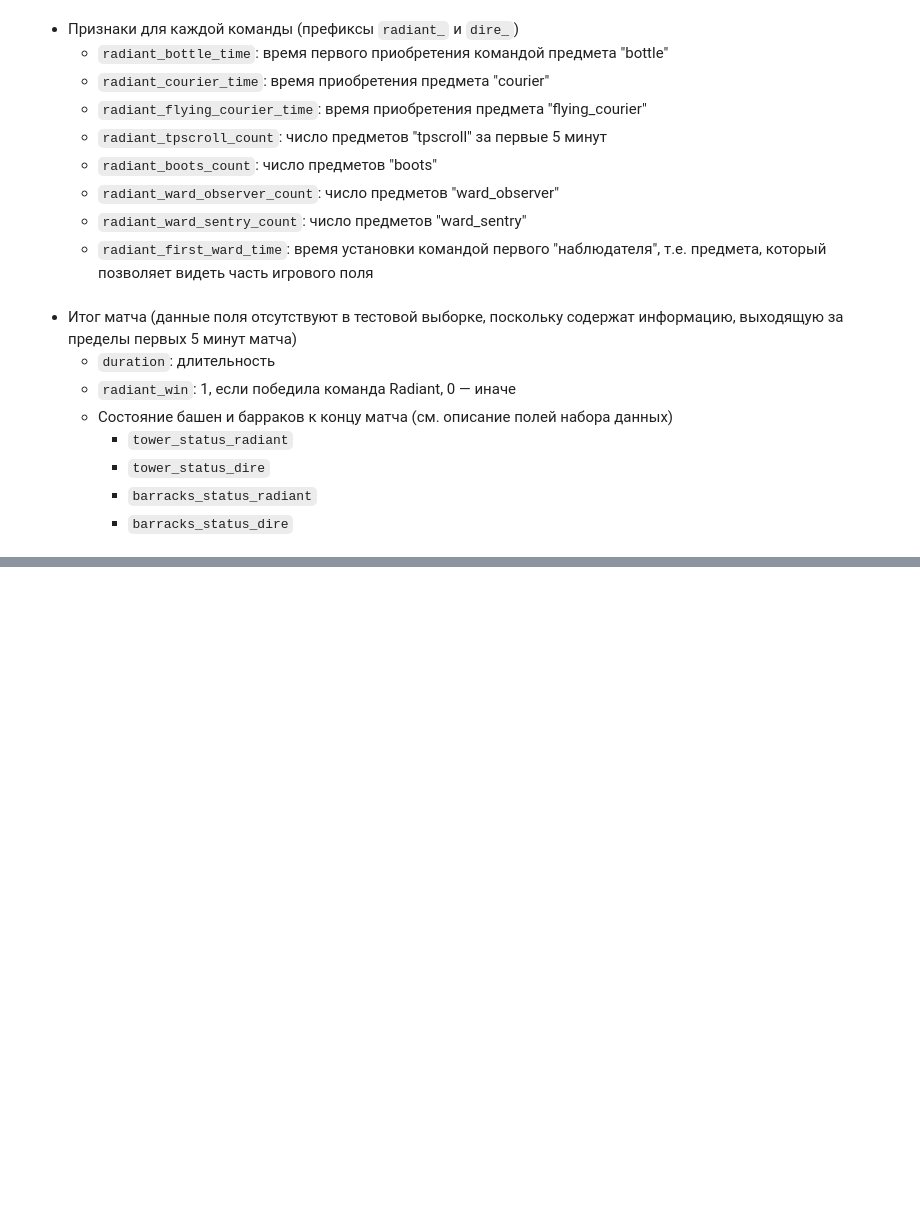
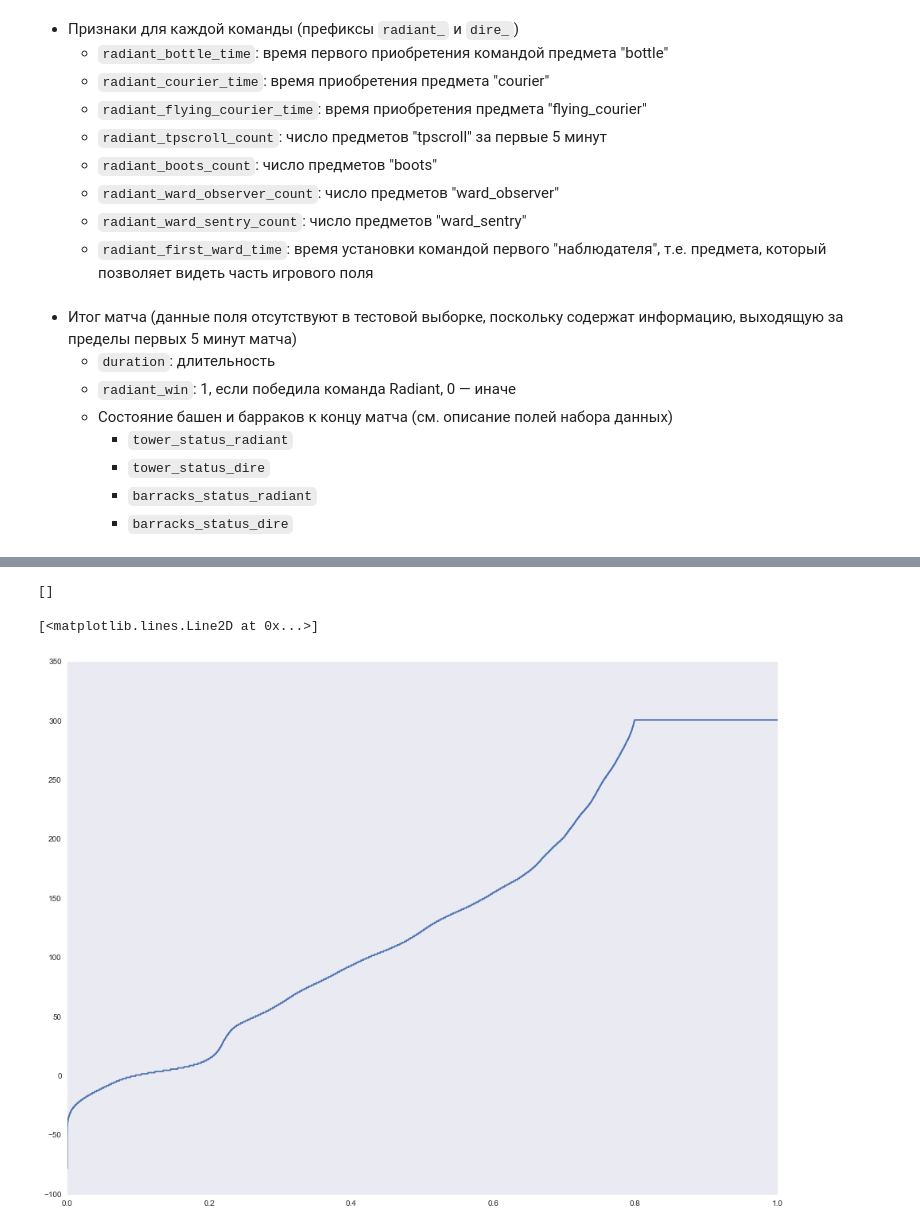
Before and after one commit to senior-sigan/ML_Competitions, a Jupyter notebook: kaggle_dota2/main.ipynb, the cells around one changed output, grey strips where cells are left out. Drawn from its saved outputs; the diff is of its cells as text; code cells hidden in the pictures; blank space fills up the shorter version.

```diff
--- a/kaggle_dota2/main.ipynb
+++ b/kaggle_dota2/main.ipynb
@@ -65,3 +95,22 @@ Dota 2 — многопользовательская компьютерная
         - `tower_status_dire`
         - `barracks_status_radiant`
         - `barracks_status_dire`
+# %%
+# магическая функция, чтобы графики рисовались в ноутбуке, а не в отдельном окне
+%matplotlib inline
+import matplotlib # графики
+import numpy as np # библиотека для вычислений, там есть все полезные математические функции
+import matplotlib.pyplot as plt # графики
+import pandas as pd # утилиты для работы с данными, умеет csv, sql и так далее...
+pd.set_option('display.max_columns', 500)
+import seaborn as sns # красивые графики
+sns.set_style("dark")
+plt.rcParams['figure.figsize'] = 16, 12 # увеличиваем размер картинок
+
+from sklearn.dummy import DummyClassifier
+from sklearn.model_selection import cross_val_score
+# %%
+# df - data frame.
+# Загружаем тренировочную выборку
+df = pd.read_csv("data/features.csv.zip", compression='zip', index_col='match_id')
+df.head()
@@ -67,0 +199,13 @@ Dota 2 — многопользовательская компьютерная
+# %%
+def fill_na(df, nan_features):
+    times = [f for f in nan_features if f.find('time') != -1]
+    categorical = [f for f in nan_features if f.find('time') == -1]
+
+    df[times] = df[times].fillna(301.0)
+    df[categorical] = df[categorical].fillna(-1)
+    return df
+
+fill_na(df, nan_features)
+[i for i, v in df.count().iteritems() if v < df.shape[0]]
+# %% [output]
+[]
@@ -67,0 +215,6 @@ Dota 2 — многопользовательская компьютерная
+# %%
+support = np.linspace(0, 1, df.shape[0])
+plt.plot(support, df['first_blood_time'].sort_values())
+# %% [output]
+[<matplotlib.lines.Line2D at 0x...>]
+[figure, added]
```
Also changed, not shown: parts of 15 cells of this notebook, 1 other file.
